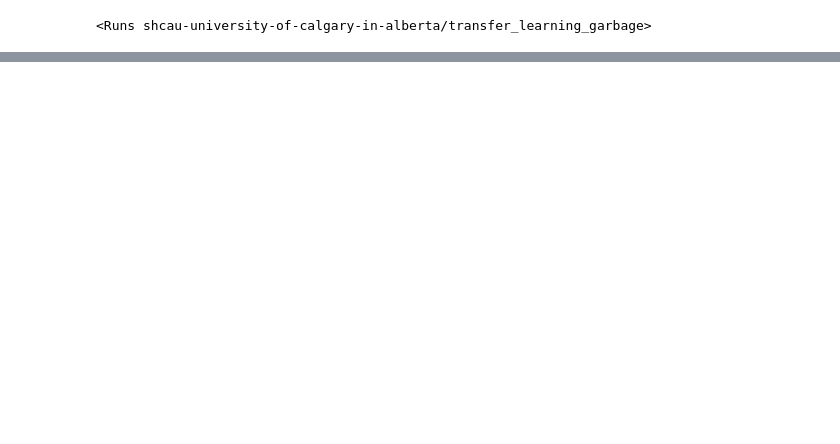
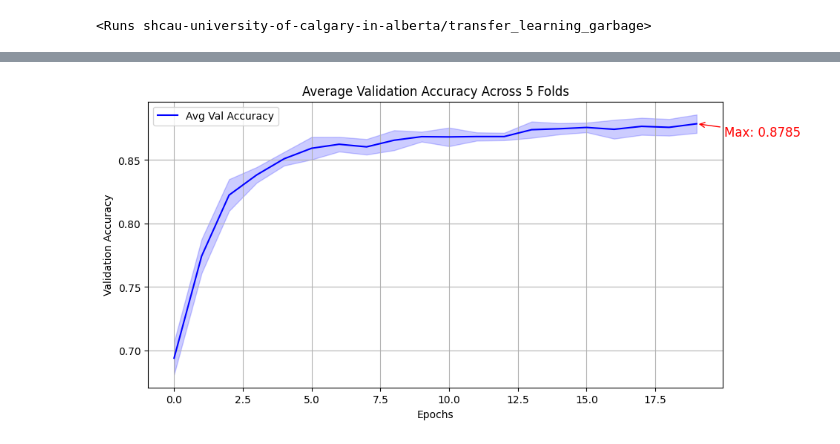
Before and after one commit to austenzhang/garbage-classification-neural-network, a Jupyter notebook: wandb_graphs.ipynb, the cells around one changed output, grey strips where cells are left out. Cells and saved outputs as stored; diff of their text form; code cells hidden in the pictures; blank space fills up the shorter version.

```diff
--- a/wandb_graphs.ipynb
+++ b/wandb_graphs.ipynb
@@ -326,0 +331,32 @@ plt.show()
+# %%
+import matplotlib.pyplot as plt
+
+# Find the maximum average validation accuracy and corresponding epoch
+max_val_acc_mm_attention_gated = agg_metrics_mm_attention_gated["val_accuracy_mean"].max()
+max_epoch_mm_attention_gated = agg_metrics_mm_attention_gated["_step"][agg_metrics_mm_attention_gated["val_accuracy_mean"].idxmax()]
+
+# Plot averaged validation accuracy
+plt.figure(figsize=(10, 5))
+plt.plot(agg_metrics_mm_attention_gated["_step"], agg_metrics_mm_attention_gated["val_accuracy_mean"], label="Avg Val Accuracy", color="blue")
+
+# Add fill between for standard deviation
+plt.fill_between(agg_metrics_mm_attention_gated["_step"],
+                 agg_metrics_mm_attention_gated["val_accuracy_mean"] - agg_metrics_mm_attention_gated["val_accuracy_std"],
+                 agg_metrics_mm_attention_gated["val_accuracy_mean"] + agg_metrics_mm_attention_gated["val_accuracy_std"],
+                 color="blue", alpha=0.2)  # Error band
+
+# Annotate the highest average validation accuracy
+plt.annotate(f"Max: {max_val_acc_mm_attention_gated:.4f}",
+             xy=(max_epoch_mm_attention_gated, max_val_acc_mm_attention_gated),
+             xytext=(max_epoch_mm_attention_gated + 1, max_val_acc_mm_attention_gated - 0.01),  # Adjusted for readability
+             arrowprops=dict(arrowstyle="->", color="red"),
+             fontsize=12, color="red")
+
+plt.xlabel("Epochs")
+plt.ylabel("Validation Accuracy")
+plt.title("Average Validation Accuracy Across 5 Folds")
+plt.legend()
+plt.grid()
+plt.show()
+# %% [output]
+[figure, added]
```
Also changed, not shown: parts of 40 cells of this notebook.
